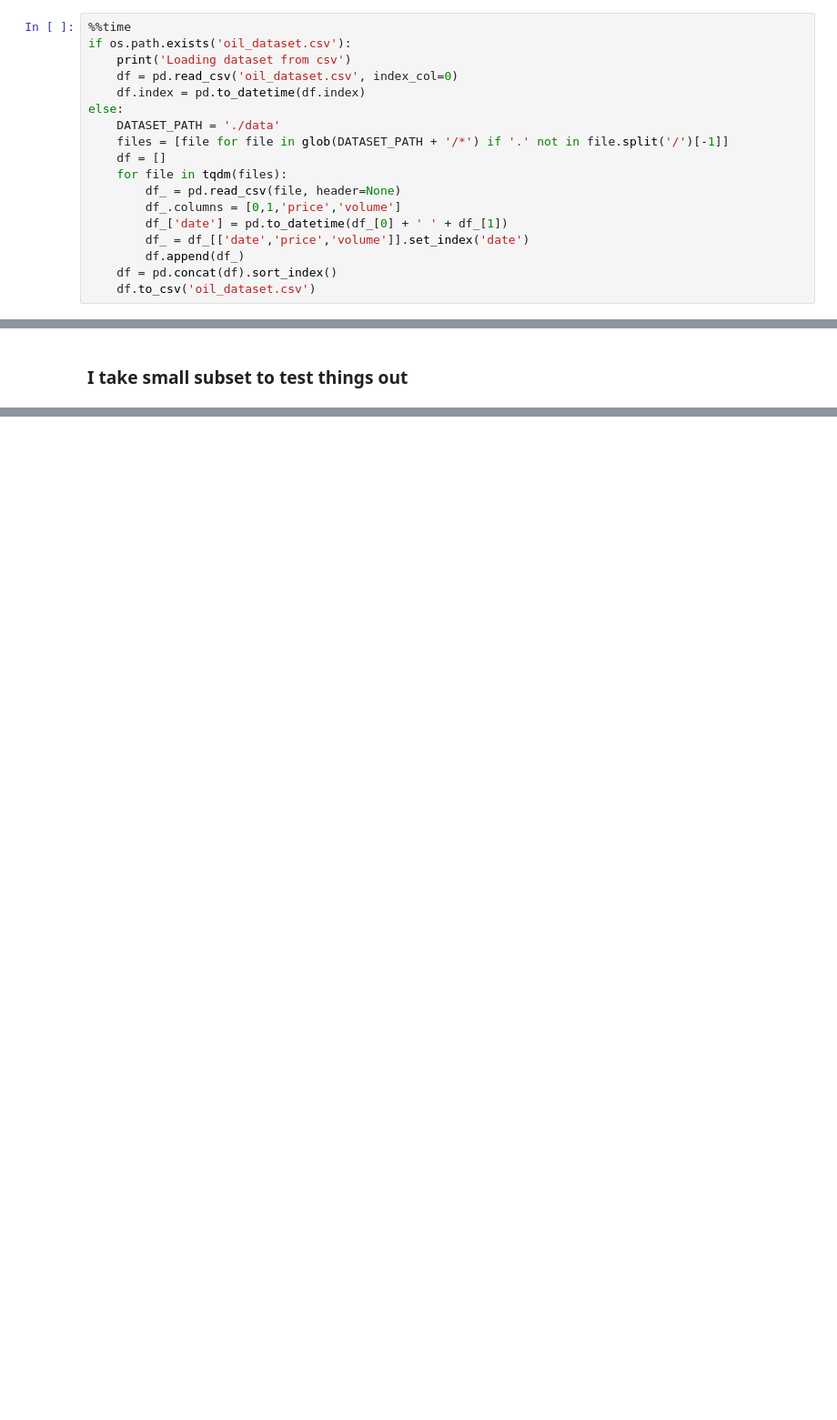
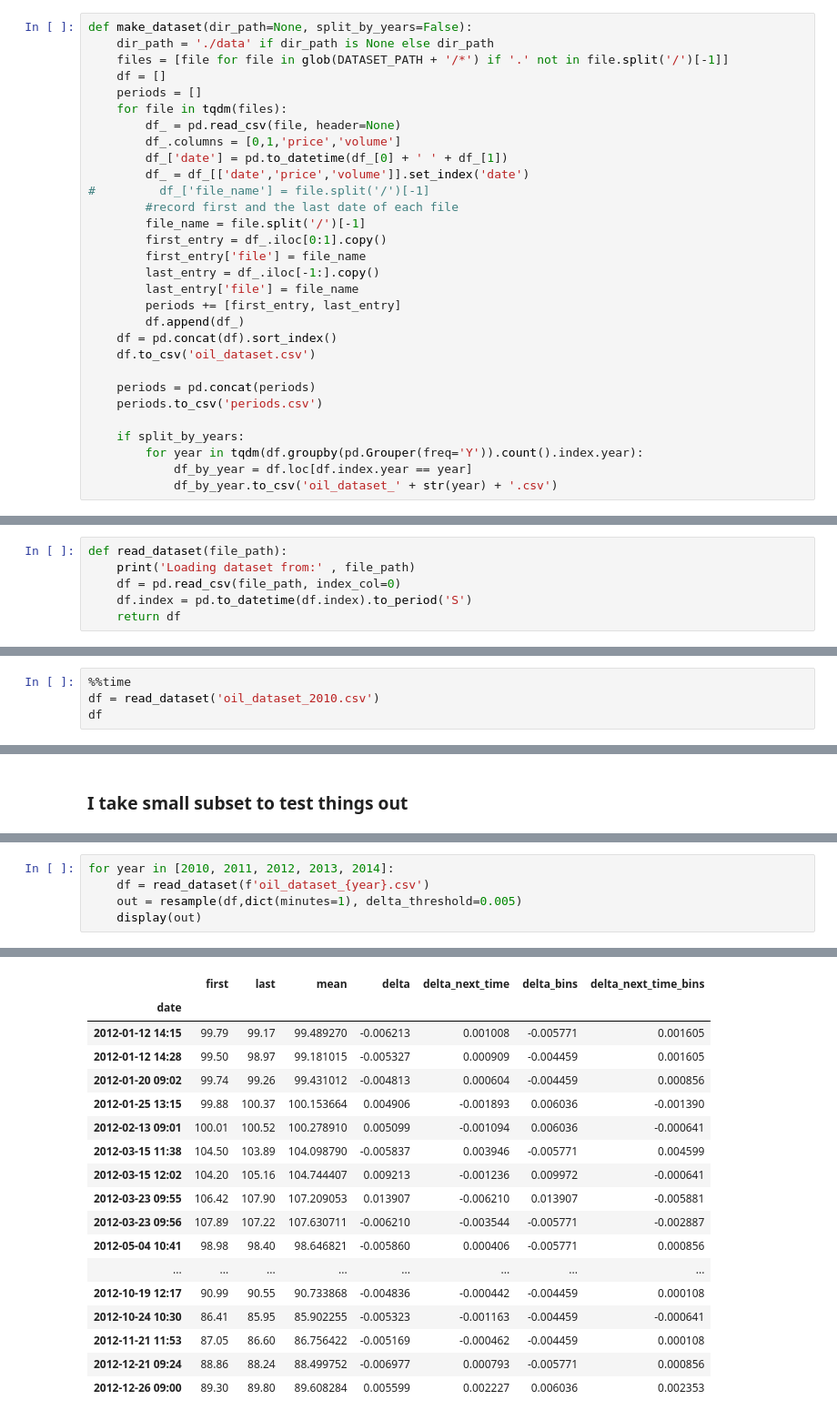
Before and after one commit to Serebryanskiy/Freelance, a Jupyter notebook: John/script.ipynb, the cells around one changed output, grey strips where cells are left out. Shown at 91% size. Saved outputs shown, nothing was run; the diff lists cells and outputs as text; blank space fills up the shorter version.

```diff
--- a/John/script.ipynb
+++ b/John/script.ipynb
@@ -20,20 +24,32 @@ def freq_string_generator(date_dict):
 
     return freq_string
 # %%
-%%time
-if os.path.exists('oil_dataset.csv'):
-    print('Loading dataset from csv')
-    df = pd.read_csv('oil_dataset.csv', index_col=0)
-    df.index = pd.to_datetime(df.index)
-else:
-    DATASET_PATH = './data'
+def make_dataset(dir_path=None, split_by_years=False):
+    dir_path = './data' if dir_path is None else dir_path
     files = [file for file in glob(DATASET_PATH + '/*') if '.' not in file.split('/')[-1]]
     df = []
+    periods = []
     for file in tqdm(files):
         df_ = pd.read_csv(file, header=None)
         df_.columns = [0,1,'price','volume']
         df_['date'] = pd.to_datetime(df_[0] + ' ' + df_[1])
         df_ = df_[['date','price','volume']].set_index('date')
+#         df_['file_name'] = file.split('/')[-1]
+        #record first and the last date of each file
+        file_name = file.split('/')[-1]
+        first_entry = df_.iloc[0:1].copy()
+        first_entry['file'] = file_name
+        last_entry = df_.iloc[-1:].copy()
+        last_entry['file'] = file_name
+        periods += [first_entry, last_entry]
         df.append(df_)
     df = pd.concat(df).sort_index()
     df.to_csv('oil_dataset.csv')
+
+    periods = pd.concat(periods)
+    periods.to_csv('periods.csv')
+
+    if split_by_years:
+        for year in tqdm(df.groupby(pd.Grouper(freq='Y')).count().index.year):
+            df_by_year = df.loc[df.index.year == year]
+            df_by_year.to_csv('oil_dataset_' + str(year) + '.csv')
@@ -60,0 +56,6 @@ df
+# %%
+def read_dataset(file_path):
+    print('Loading dataset from:' , file_path)
+    df = pd.read_csv(file_path, index_col=0)
+    df.index = pd.to_datetime(df.index).to_period('S')
+    return df
@@ -60,0 +68,4 @@ df
+# %%
+%%time
+df = read_dataset('oil_dataset_2010.csv')
+df
@@ -108,0 +153,6 @@ Delta next day is the delta calculated the same way but for the next period.
+# %%
+for year in [2010, 2011, 2012, 2013, 2014]:
+    df = read_dataset(f'oil_dataset_{year}.csv')
+    out = resample(df,dict(minutes=1), delta_threshold=0.005)
+    display(out)
+# %% [output]
@@ -108,0 +193,18 @@ Delta next day is the delta calculated the same way but for the next period.
+|  | first | last | mean | delta | delta_next_time | delta_bins | delta_next_time_bins |
+| date |  |  |  |  |  |  |  |
+| 2012-01-12 14:15 | 99.79 | 99.17 | 99.489270 | -0.006213 | 0.001008 | -0.005771 | 0.001605 |
+| 2012-01-12 14:28 | 99.50 | 98.97 | 99.181015 | -0.005327 | 0.000909 | -0.004459 | 0.001605 |
+| 2012-01-20 09:02 | 99.74 | 99.26 | 99.431012 | -0.004813 | 0.000604 | -0.004459 | 0.000856 |
+| 2012-01-25 13:15 | 99.88 | 100.37 | 100.153664 | 0.004906 | -0.001893 | 0.006036 | -0.001390 |
+| 2012-02-13 09:01 | 100.01 | 100.52 | 100.278910 | 0.005099 | -0.001094 | 0.006036 | -0.000641 |
+| 2012-03-15 11:38 | 104.50 | 103.89 | 104.098790 | -0.005837 | 0.003946 | -0.005771 | 0.004599 |
+| 2012-03-15 12:02 | 104.20 | 105.16 | 104.744407 | 0.009213 | -0.001236 | 0.009972 | -0.000641 |
+| 2012-03-23 09:55 | 106.42 | 107.90 | 107.209053 | 0.013907 | -0.006210 | 0.013907 | -0.005881 |
+| 2012-03-23 09:56 | 107.89 | 107.22 | 107.630711 | -0.006210 | -0.003544 | -0.005771 | -0.002887 |
+| 2012-05-04 10:41 | 98.98 | 98.40 | 98.646821 | -0.005860 | 0.000406 | -0.005771 | 0.000856 |
+| ... | ... | ... | ... | ... | ... | ... | ... |
+| 2012-10-19 12:17 | 90.99 | 90.55 | 90.733868 | -0.004836 | -0.000442 | -0.004459 | 0.000108 |
+| 2012-10-24 10:30 | 86.41 | 85.95 | 85.902255 | -0.005323 | -0.001163 | -0.004459 | -0.000641 |
+| 2012-11-21 11:53 | 87.05 | 86.60 | 86.756422 | -0.005169 | -0.000462 | -0.004459 | 0.000108 |
+| 2012-12-21 09:24 | 88.86 | 88.24 | 88.499752 | -0.006977 | 0.000793 | -0.005771 | 0.000856 |
+| 2012-12-26 09:00 | 89.30 | 89.80 | 89.608284 | 0.005599 | 0.002227 | 0.006036 | 0.002353 |
```
Also changed, not shown: parts of 12 cells of this notebook.
